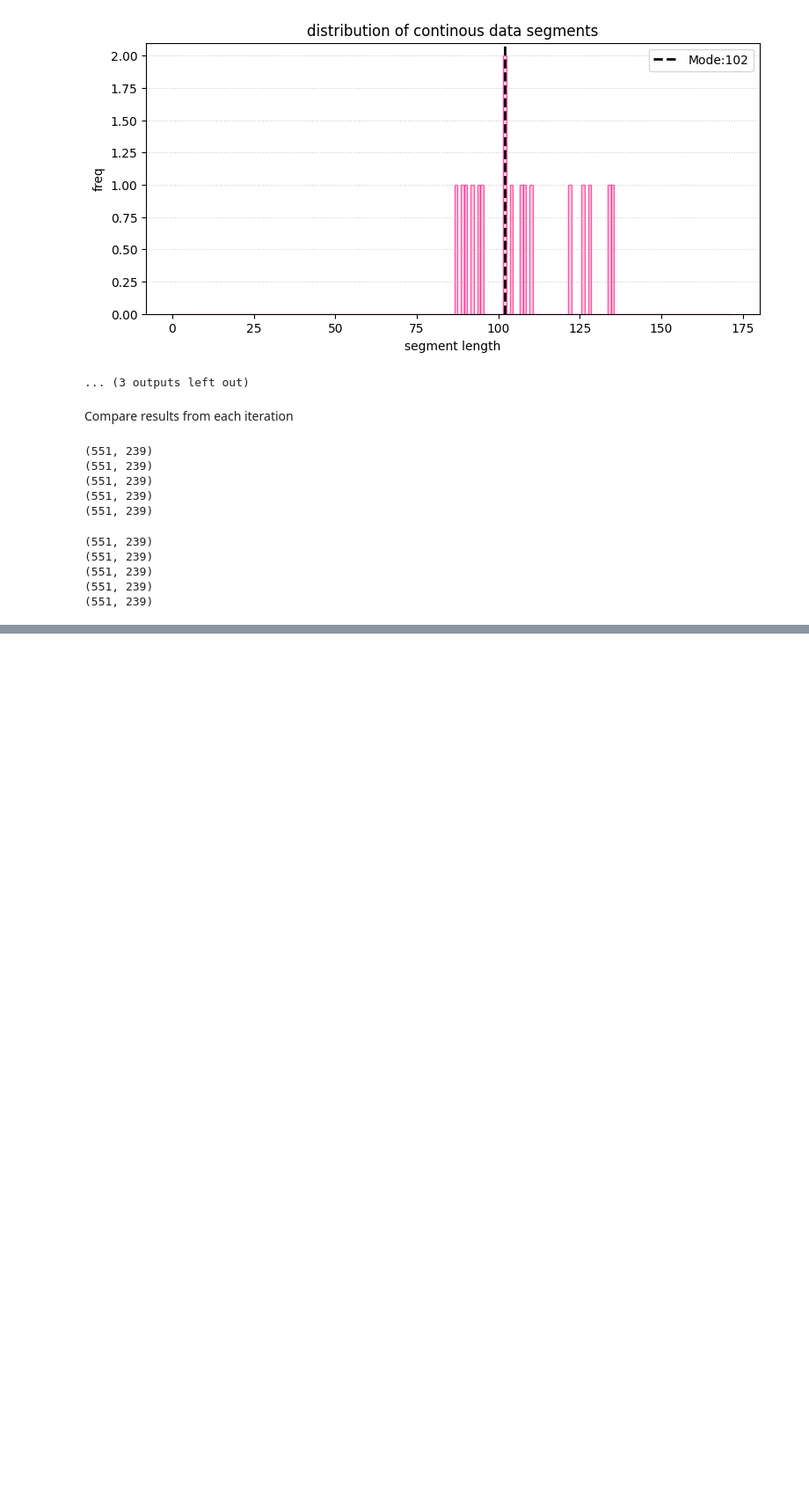
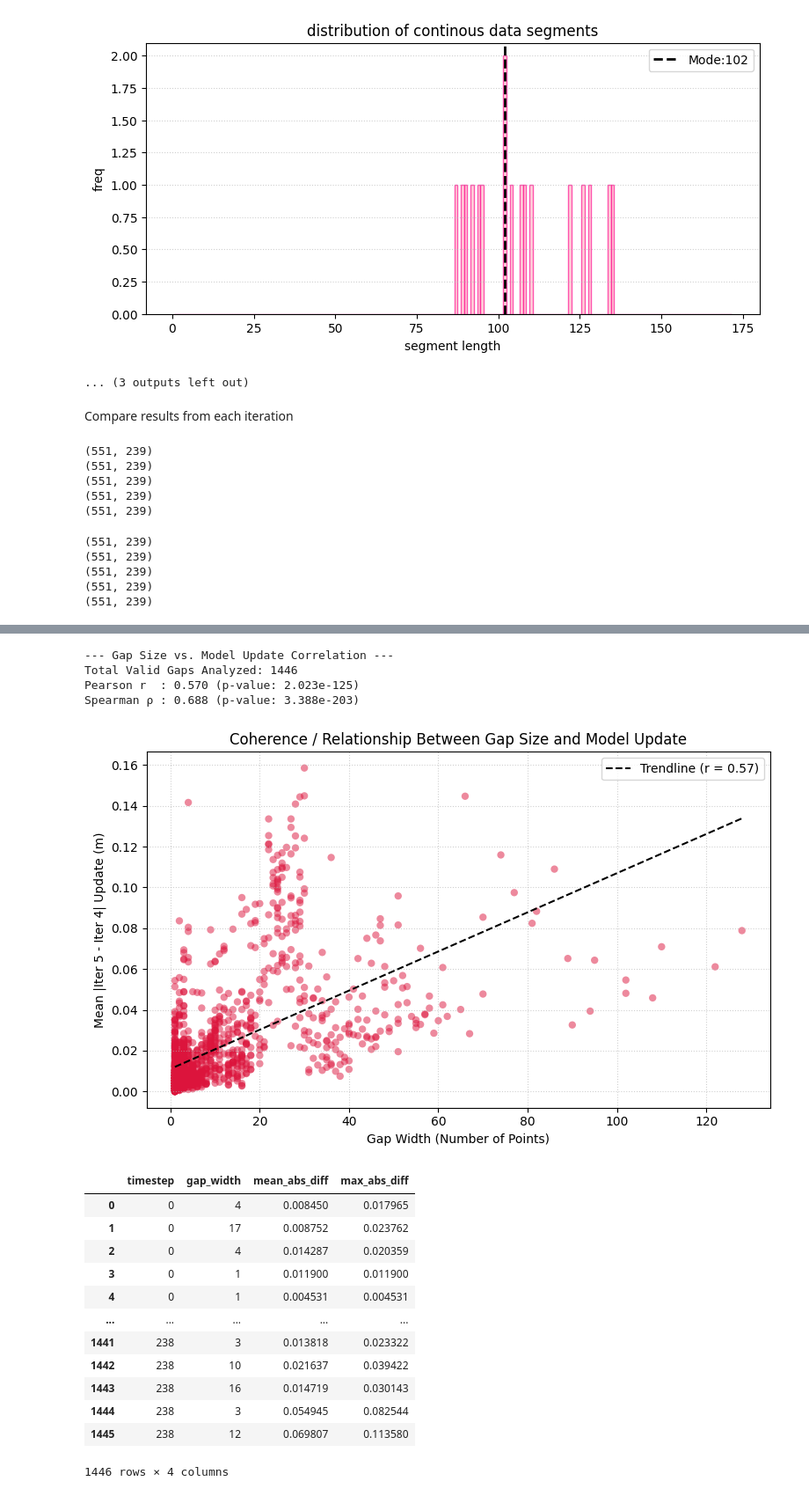
Before and after one commit to NCSU-CHAZ/MasonBEAST, a Jupyter notebook: MAE_r2l_buildingUp.ipynb, the cells around one changed output, grey strips where cells are left out. Shown at 88% size. Saved outputs shown, nothing was run; the diff lists cells and outputs as text; code cells hidden in the pictures; blank space fills up the shorter version.

```diff
--- a/MAE_r2l_buildingUp.ipynb
+++ b/MAE_r2l_buildingUp.ipynb
@@ -2955,0 +3108,21 @@ save_reconstruction_disagreement_heatmap(
+# %%
+analyze_gap_size_vs_difference(orig_full_df=transect_df_raw, recon1_df=it4, recon2_df=it5)
+# %% [output]
+--- Gap Size vs. Model Update Correlation ---
+Total Valid Gaps Analyzed: 1446
+Pearson r  : 0.570 (p-value: 2.023e-125)
+Spearman ρ : 0.688 (p-value: 3.388e-203)
+[figure, added]
+|  | timestep | gap_width | mean_abs_diff | max_abs_diff |
+| 0 | 0 | 4 | 0.008450 | 0.017965 |
+| 1 | 0 | 17 | 0.008752 | 0.023762 |
+| 2 | 0 | 4 | 0.014287 | 0.020359 |
+| 3 | 0 | 1 | 0.011900 | 0.011900 |
+| 4 | 0 | 1 | 0.004531 | 0.004531 |
+| ... | ... | ... | ... | ... |
+| 1441 | 238 | 3 | 0.013818 | 0.023322 |
+| 1442 | 238 | 10 | 0.021637 | 0.039422 |
+| 1443 | 238 | 16 | 0.014719 | 0.030143 |
+| 1444 | 238 | 3 | 0.054945 | 0.082544 |
+| 1445 | 238 | 12 | 0.069807 | 0.113580 |
+1446 rows × 4 columns
```
Also changed, not shown: parts of 5 cells of this notebook, 13 other files.
